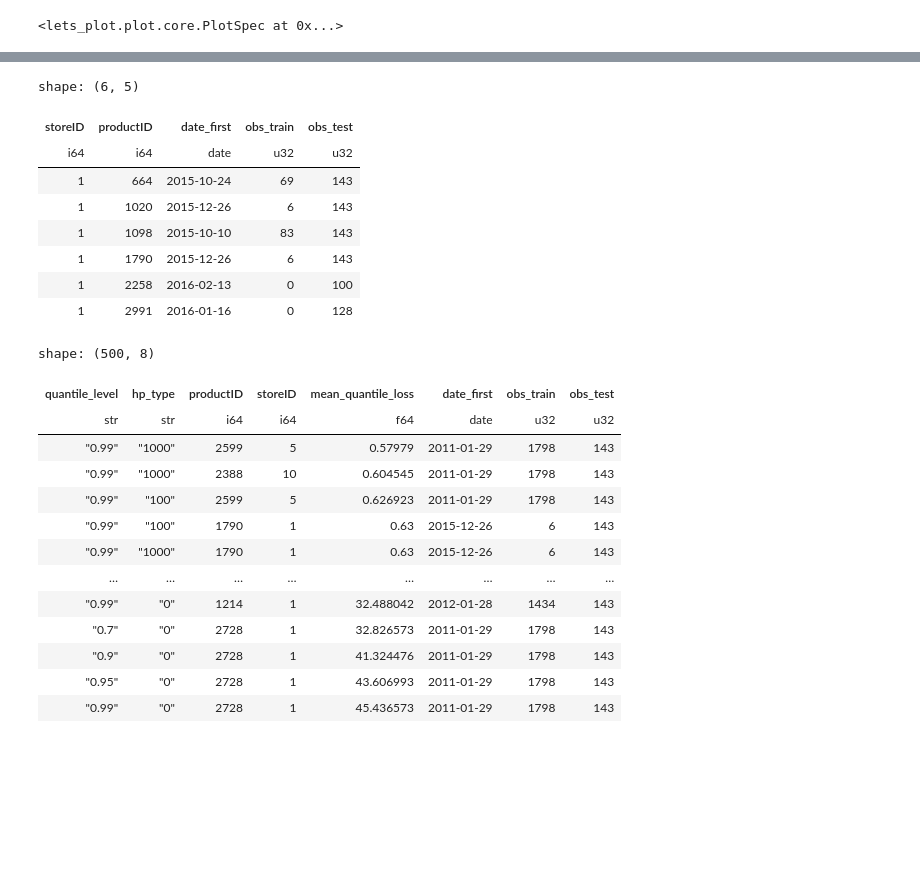
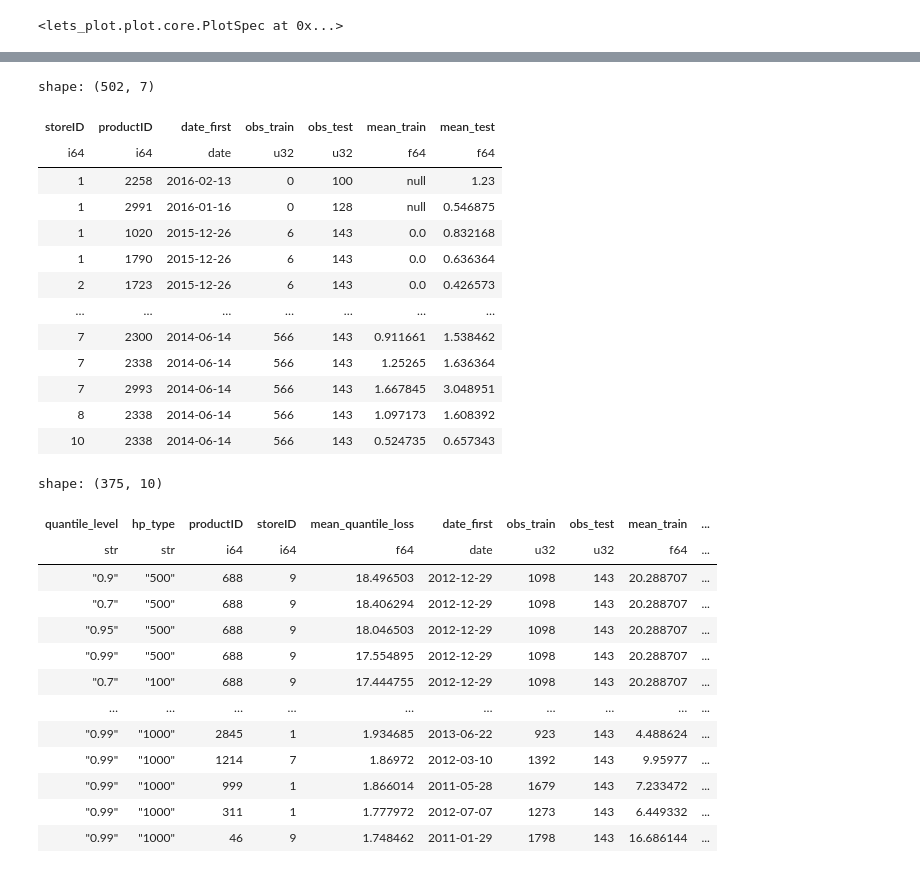
Before and after one commit to ivn23/bench-time, a Jupyter notebook: pipeline_test.ipynb, the cells around one changed output, grey strips where cells are left out. Saved outputs shown, nothing was run; the diff lists cells and outputs as text; code cells hidden in the pictures; blank space fills up the shorter version.

```diff
--- a/pipeline_test.ipynb
+++ b/pipeline_test.ipynb
@@ -496,7 +496,7 @@ experiment_results = pl.concat(results_dfs, how="vertical")
 ### Analyse first
 # %%
 #read int he experiment data from csv or use the one just created above
-experiment_results = pl.read_csv("xgb_quantile_hp_tuning_1000.csv", separator=",")
+experiment_results = pl.read_csv("xgb_quantile_hp_all.csv", separator=",")
 print("shape: ", experiment_results.shape)
 print(experiment_results.head())
 # %% [output]
@@ -723,7 +708,10 @@ top_outliers = (experiment_results
 )
 .sort(['quantile_level', 'hp_type', 'mean_quantile_loss'], descending=[False, False, True])
 .group_by(['quantile_level', 'hp_type'])
-.head(25))
+.head(25)
+.filter(pl.col("hp_type") != "0" )
+.sort('mean_quantile_loss', descending=True))
+
 
 top_outliers
 # %% [output]
@@ -744,11 +732,13 @@ shape: (500, 5)
 # %%
-split_date = date(2016,1,1)
-train_summary=(df_clean
+split_date = date(2016, 1, 1)
+train_summary = (df_clean
  .group_by("storeID", "productID")
  .agg([
      pl.col("date").min().alias("date_first"),
      pl.col("date").filter(pl.col("date") < split_date).count().alias("obs_train"),
-     pl.col("date").filter(pl.col("date") >= split_date).count().alias("obs_test")
+     pl.col("date").filter(pl.col("date") >= split_date).count().alias("obs_test"),
+     pl.col("target_lag_1").filter(pl.col("date") < split_date).mean().alias("mean_train"),
+     pl.col("target_lag_1").filter(pl.col("date") >= split_date).mean().alias("mean_test")
  ])
  .sort("storeID", "productID"))
 # %%
@@ -762,33 +752,38 @@ shape: (2, 5)
 # %%
-train_summary.filter(pl.col("obs_train") < 100).filter(pl.col("storeID") == 1)
+train_summary.filter(pl.col("obs_train") < 572).sort("obs_train", descending=False)
 # %% [output]
-shape: (6, 5)
+shape: (502, 7)
-| storeID | productID | date_first | obs_train | obs_test |
-| i64 | i64 | date | u32 | u32 |
-| 1 | 664 | 2015-10-24 | 69 | 143 |
-| 1 | 1020 | 2015-12-26 | 6 | 143 |
-| 1 | 1098 | 2015-10-10 | 83 | 143 |
-| 1 | 1790 | 2015-12-26 | 6 | 143 |
-| 1 | 2258 | 2016-02-13 | 0 | 100 |
-| 1 | 2991 | 2016-01-16 | 0 | 128 |
+| storeID | productID | date_first | obs_train | obs_test | mean_train | mean_test |
+| i64 | i64 | date | u32 | u32 | f64 | f64 |
+| 1 | 2258 | 2016-02-13 | 0 | 100 | null | 1.23 |
+| 1 | 2991 | 2016-01-16 | 0 | 128 | null | 0.546875 |
+| 1 | 1020 | 2015-12-26 | 6 | 143 | 0.0 | 0.832168 |
+| 1 | 1790 | 2015-12-26 | 6 | 143 | 0.0 | 0.636364 |
+| 2 | 1723 | 2015-12-26 | 6 | 143 | 0.0 | 0.426573 |
+| … | … | … | … | … | … | … |
+| 7 | 2300 | 2014-06-14 | 566 | 143 | 0.911661 | 1.538462 |
+| 7 | 2338 | 2014-06-14 | 566 | 143 | 1.25265 | 1.636364 |
+| 7 | 2993 | 2014-06-14 | 566 | 143 | 1.667845 | 3.048951 |
+| 8 | 2338 | 2014-06-14 | 566 | 143 | 1.097173 | 1.608392 |
+| 10 | 2338 | 2014-06-14 | 566 | 143 | 0.524735 | 0.657343 |
 # %%
-top_outliers.join(
+(top_outliers.join(
     train_summary,
     on=["storeID", "productID"],
-    how="left"
-).sort("mean_quantile_loss")
+    how="left")
+.sort("mean_quantile_loss", descending=True))
 # %% [output]
-shape: (500, 8)
+shape: (375, 10)
-| quantile_level | hp_type | productID | storeID | mean_quantile_loss | date_first | obs_train | obs_test |
-| str | str | i64 | i64 | f64 | date | u32 | u32 |
-| "0.99" | "1000" | 2599 | 5 | 0.57979 | 2011-01-29 | 1798 | 143 |
-| "0.99" | "1000" | 2388 | 10 | 0.604545 | 2011-01-29 | 1798 | 143 |
-| "0.99" | "100" | 2599 | 5 | 0.626923 | 2011-01-29 | 1798 | 143 |
-| "0.99" | "100" | 1790 | 1 | 0.63 | 2015-12-26 | 6 | 143 |
-| "0.99" | "1000" | 1790 | 1 | 0.63 | 2015-12-26 | 6 | 143 |
-| … | … | … | … | … | … | … | … |
-| "0.99" | "0" | 1214 | 1 | 32.488042 | 2012-01-28 | 1434 | 143 |
-| "0.7" | "0" | 2728 | 1 | 32.826573 | 2011-01-29 | 1798 | 143 |
-| "0.9" | "0" | 2728 | 1 | 41.324476 | 2011-01-29 | 1798 | 143 |
-| "0.95" | "0" | 2728 | 1 | 43.606993 | 2011-01-29 | 1798 | 143 |
-| "0.99" | "0" | 2728 | 1 | 45.436573 | 2011-01-29 | 1798 | 143 |
+| quantile_level | hp_type | productID | storeID | mean_quantile_loss | date_first | obs_train | obs_test | mean_train | ... |
+| str | str | i64 | i64 | f64 | date | u32 | u32 | f64 | ... |
+| "0.9" | "500" | 688 | 9 | 18.496503 | 2012-12-29 | 1098 | 143 | 20.288707 | ... |
+| "0.7" | "500" | 688 | 9 | 18.406294 | 2012-12-29 | 1098 | 143 | 20.288707 | ... |
+| "0.95" | "500" | 688 | 9 | 18.046503 | 2012-12-29 | 1098 | 143 | 20.288707 | ... |
+| "0.99" | "500" | 688 | 9 | 17.554895 | 2012-12-29 | 1098 | 143 | 20.288707 | ... |
+| "0.7" | "100" | 688 | 9 | 17.444755 | 2012-12-29 | 1098 | 143 | 20.288707 | ... |
+| … | … | … | … | … | … | … | … | … | ... |
+| "0.99" | "1000" | 2845 | 1 | 1.934685 | 2013-06-22 | 923 | 143 | 4.488624 | ... |
+| "0.99" | "1000" | 1214 | 7 | 1.86972 | 2012-03-10 | 1392 | 143 | 9.95977 | ... |
+| "0.99" | "1000" | 999 | 1 | 1.866014 | 2011-05-28 | 1679 | 143 | 7.233472 | ... |
+| "0.99" | "1000" | 311 | 1 | 1.777972 | 2012-07-07 | 1273 | 143 | 6.449332 | ... |
+| "0.99" | "1000" | 46 | 9 | 1.748462 | 2011-01-29 | 1798 | 143 | 16.686144 | ... |
```
Also changed, not shown: parts of 9 cells of this notebook, 4 other files.
